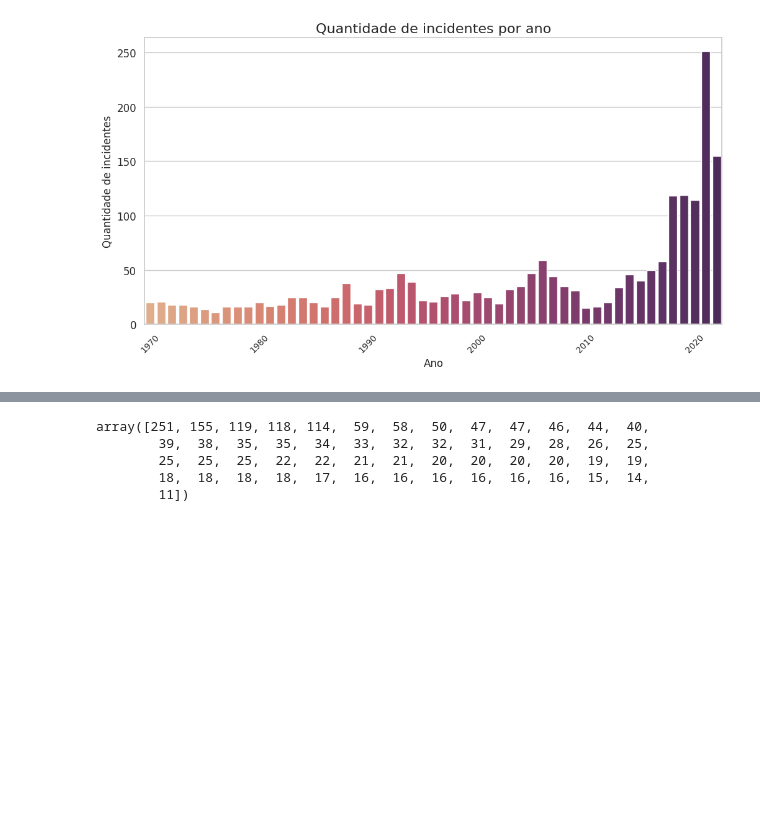
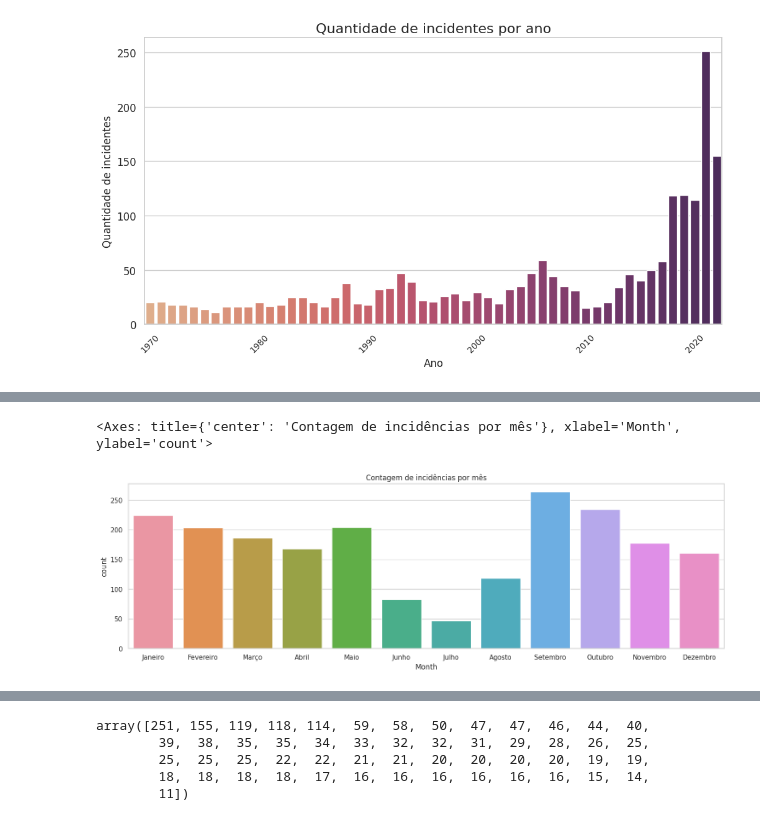
Before and after one commit to mariliabrito/gunviolence, a Jupyter notebook: Violência_Escolar.ipynb, the cells around one changed output, grey strips where cells are left out. Cells and saved outputs as stored; diff of their text form; code cells hidden in the pictures; blank space fills up the shorter version.

```diff
--- a/Violência_Escolar.ipynb
+++ b/Violência_Escolar.ipynb
@@ -508,0 +511,9 @@ sns.countplot(x=df_incid["Year"], hue=df_incid['Quarter'])
+# %%
+# Quantidade de shootings por mês
+fig = plt.figure(figsize=(18,5))
+ordem = ['Janeiro', 'Fevereiro', 'Março', 'Abril', 'Maio', 'Junho', 'Julho', 'Agosto', 'Setembro', 'Outubro', 'Novembro', 'Dezembro']
+plt.title('Contagem de incidências por mês')
+sns.countplot(x=df_incid["Month"], order=ordem)
+# %% [output]
+<Axes: title={'center': 'Contagem de incidências por mês'}, xlabel='Month', ylabel='count'>
+[figure, added]
```
Also changed, not shown: parts of 4 cells of this notebook.
